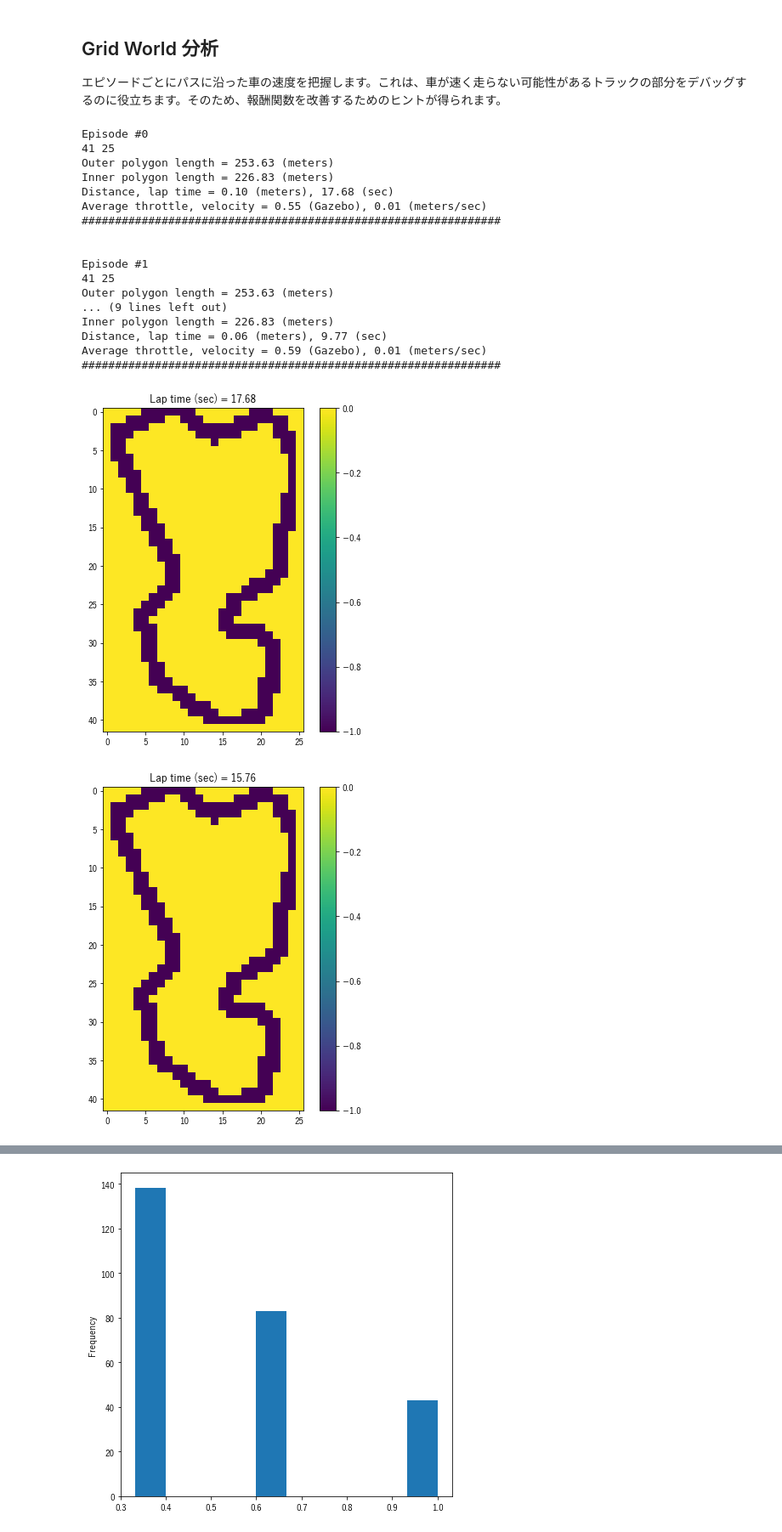
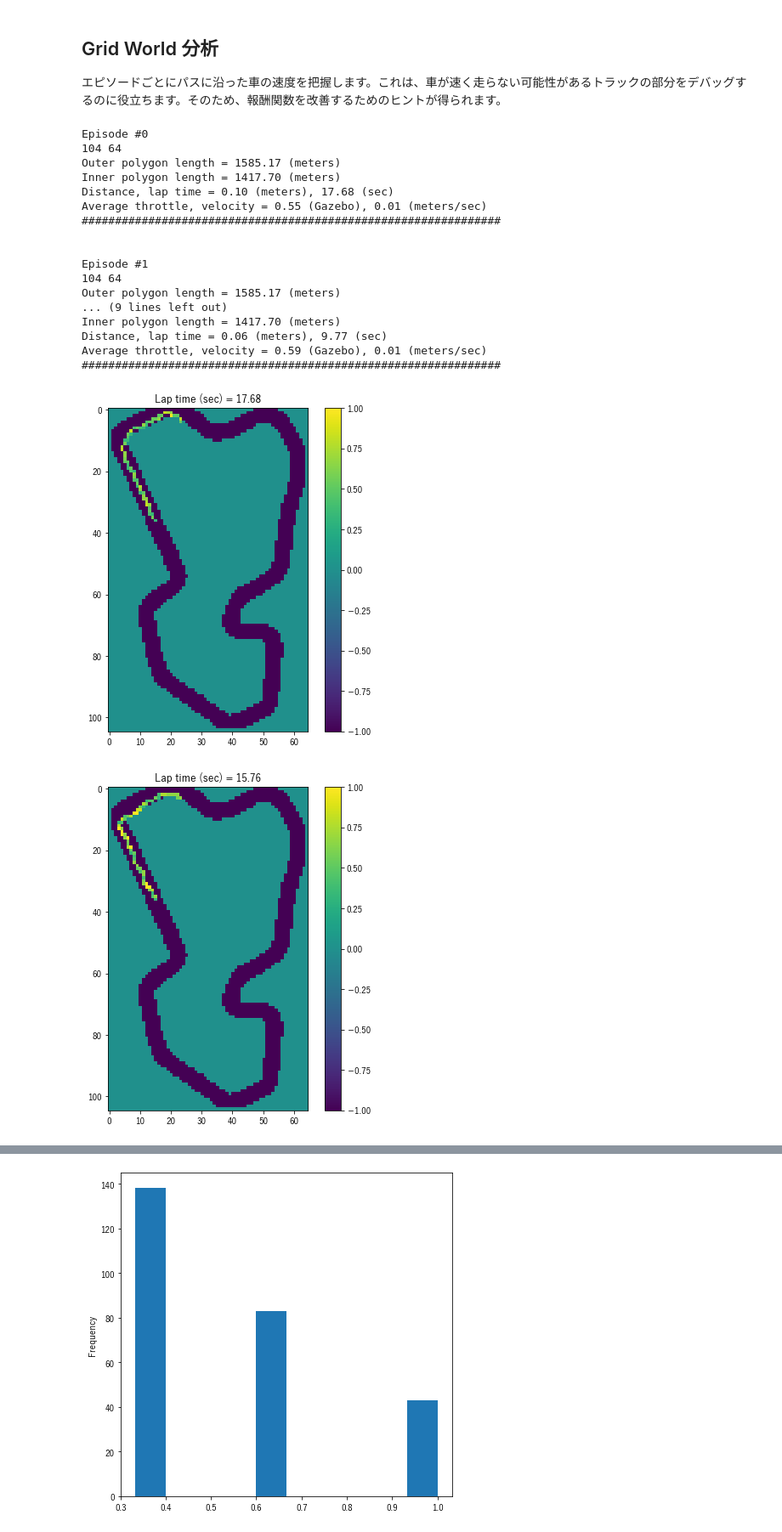
Before and after one commit to haradatm/ad, a Jupyter notebook: deepracer/log_analysis.ipynb, the cells around one changed output, grey strips where cells are left out. Shown at 85% size. Drawn from its saved outputs; the diff is of its cells as text; code cells hidden in the pictures.

```diff
--- a/deepracer/log_analysis.ipynb
+++ b/deepracer/log_analysis.ipynb
@@ -554,27 +554,29 @@ outer_border[:,1] = outer_border[:,1] + y_offset
 # %%
 N_EPISODES = 3
 for e in range(N_EPISODES):
     print ("Episode #%s " %e)
     episode_df = eval_df[eval_df['episode'] == e]
-    plot_grid_world(episode_df, inner_border, outer_border, scale=0.5)
+    episode_df['x'] += x_offset
+    episode_df['y'] += y_offset
+    plot_grid_world(episode_df, inner_border, outer_border, scale=0.2)
     print ("###############################################################\n\n")
 # %% [output]
 Episode #0
-41 25
-Outer polygon length = 253.63 (meters)
-Inner polygon length = 226.83 (meters)
+104 64
+Outer polygon length = 1585.17 (meters)
+Inner polygon length = 1417.70 (meters)
 Distance, lap time = 0.10 (meters), 17.68 (sec)
 Average throttle, velocity = 0.55 (Gazebo), 0.01 (meters/sec)
 ###############################################################
 
 
 Episode #1
-41 25
-Outer polygon length = 253.63 (meters)
+104 64
+Outer polygon length = 1585.17 (meters)
 ... (9 lines left out)
-Inner polygon length = 226.83 (meters)
+Inner polygon length = 1417.70 (meters)
 Distance, lap time = 0.06 (meters), 9.77 (sec)
 Average throttle, velocity = 0.59 (Gazebo), 0.01 (meters/sec)
 ###############################################################
-[figure, old version]
+[figure, new version]
-[figure, old version]
+[figure, new version]
```
Also changed, not shown: parts of 2 cells of this notebook.
